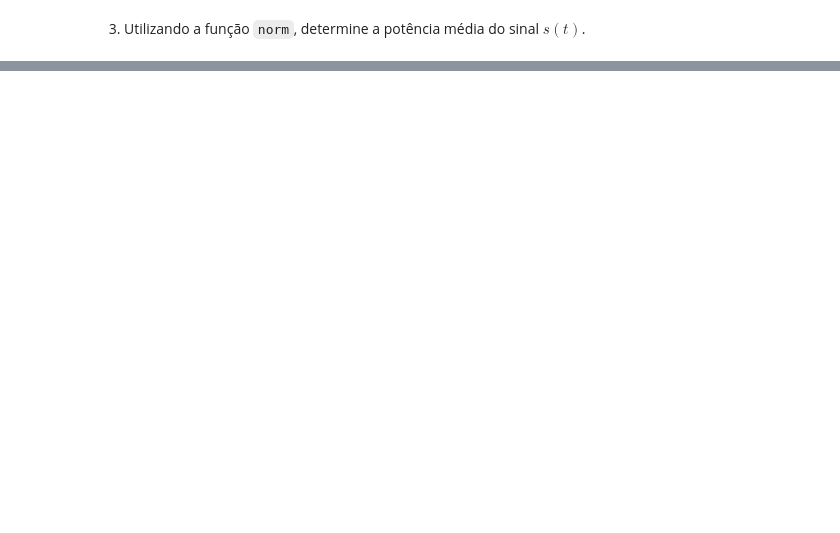
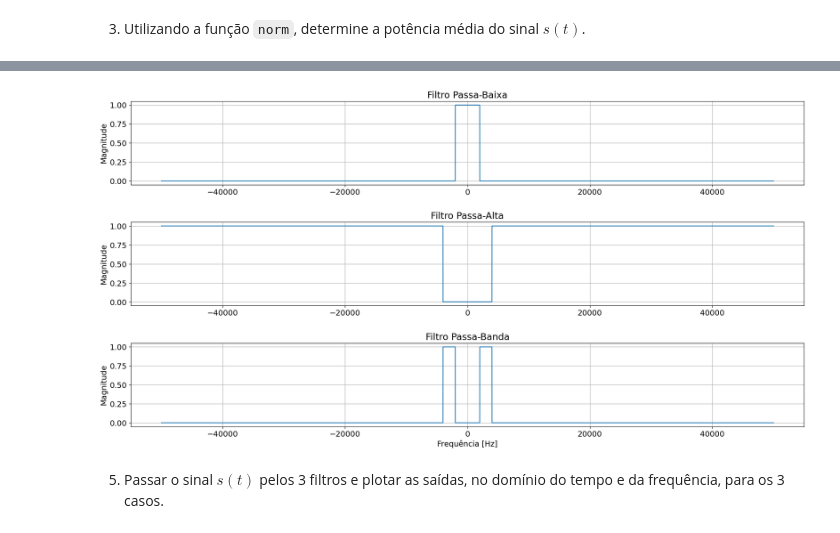
Before and after one commit to gabrielluizep/workbook-eng-telecom, a Jupyter notebook: com1/relatorio-1.ipynb, the cells around one changed output, grey strips where cells are left out. Cells and saved outputs as stored; diff of their text form; code cells hidden in the pictures; blank space fills up the shorter version.

```diff
--- a/com1/relatorio-1.ipynb
+++ b/com1/relatorio-1.ipynb
@@ -97,0 +121,24 @@ norm
+# %%
+A1 = 5
+A2 = 5 / 3
+A3 = 1
+
+f1 = int(1e3)
+f2 = int(3e3)
+f3 = int(5e3)
+
+fs = int(100e3)
+t = np.arange(0, 1, 1 / fs)
+f = np.arange(-fs / 2, fs / 2, 1)
+
+x1_t = A1 * np.sin(2 * np.pi * f1 * t)
+X1_t = np.fft.fftshift(np.fft.fft(x1_t)) / len(x1_t)
+
+x2_t = A2 * np.sin(2 * np.pi * f2 * t)
+X2_t = np.fft.fftshift(np.fft.fft(x2_t)) / len(x2_t)
+
+x3_t = A3 * np.sin(2 * np.pi * f3 * t)
+X3_t = np.fft.fftshift(np.fft.fft(x3_t)) / len(x3_t)
+
+s_t = x1_t + x2_t + x3_t
+S_f = np.fft.fftshift(np.fft.fft(s_t)) / len(s_t)
@@ -97,0 +240,22 @@ norm
+# %%
+fig, axs = plt.subplots(3, 1, figsize=(18, 9))
+fig.tight_layout(h_pad=3, w_pad=4)
+
+axs[0].plot(f, np.abs(LPF_f))
+axs[0].set_title("Filtro Passa-Baixa")
+axs[0].set_ylabel("Magnitude")
+
+axs[1].plot(f, np.abs(HPF_f))
+axs[1].set_title("Filtro Passa-Alta")
+axs[1].set_ylabel("Magnitude")
+
+axs[2].plot(f, np.abs(BPF_f))
+axs[2].set_title("Filtro Passa-Banda")
+axs[2].set_xlabel("Frequência [Hz]")
+axs[2].set_ylabel("Magnitude")
+
+plt.show()
+# %% [output]
+[figure, added]
+# %% [markdown]
+5. Passar o sinal $s(t)$ pelos 3 filtros e plotar as saídas, no domínio do tempo e da frequência, para os 3 casos.
```
Also changed, not shown: parts of 28 cells of this notebook, 3 other files.
